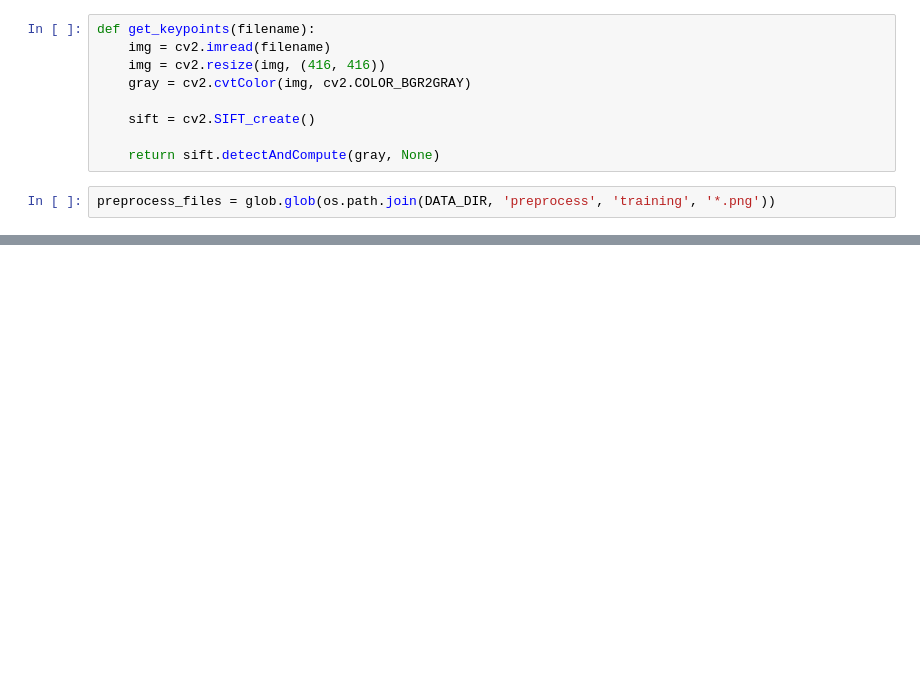
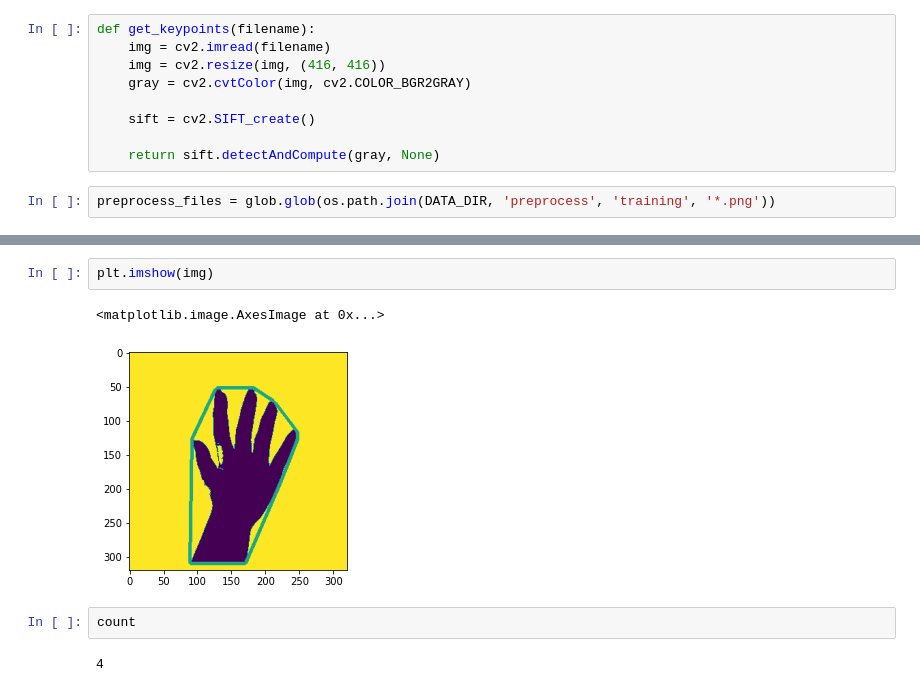
Before and after one commit to papa-ours/codeml-2021, a Jupyter notebook: challenge-6/challenge-6.ipynb, the cells around one changed output, grey strips where cells are left out. Cells and saved outputs as stored; diff of their text form; blank space fills up the shorter version.

```diff
--- a/challenge-6/challenge-6.ipynb
+++ b/challenge-6/challenge-6.ipynb
@@ -59,0 +140,9 @@ plt.show()
+# %%
+plt.imshow(img)
+# %% [output]
+<matplotlib.image.AxesImage at 0x...>
+[figure, added]
+# %%
+count
+# %% [output]
+4
```
Also changed, not shown: parts of 7 cells of this notebook.
